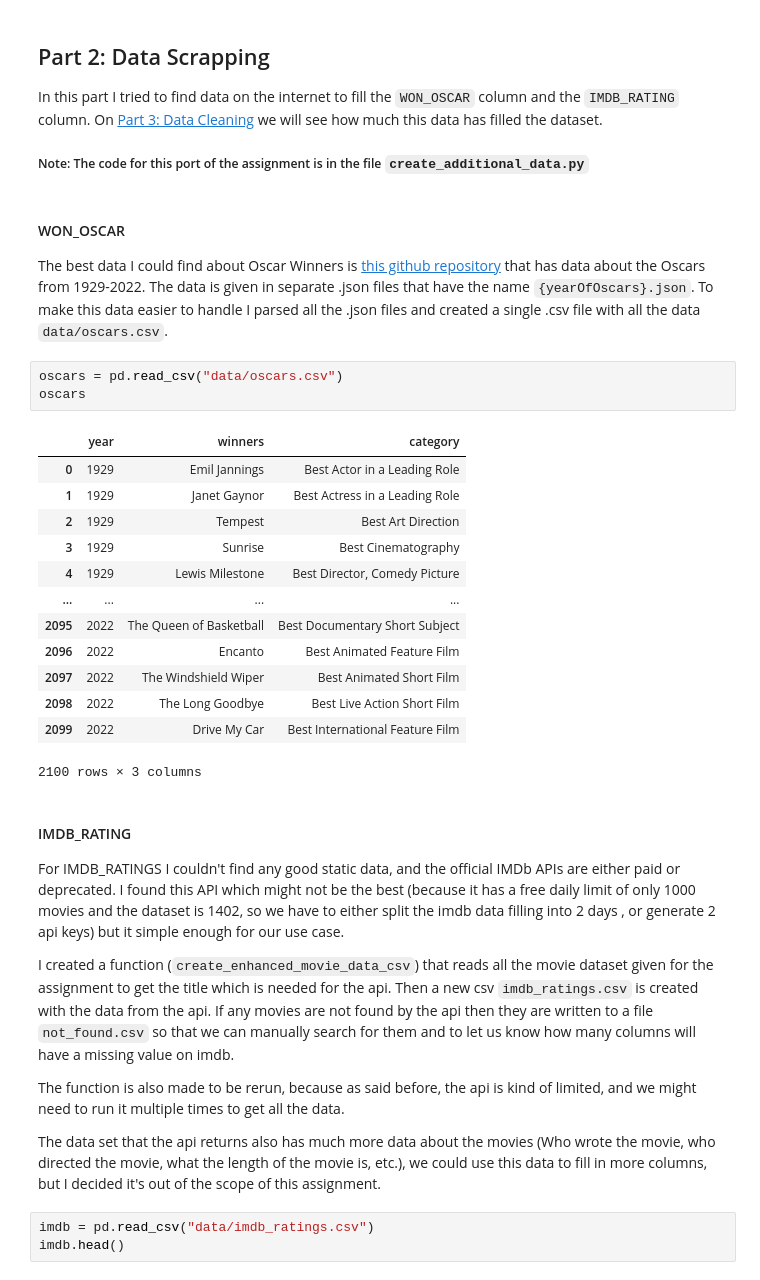
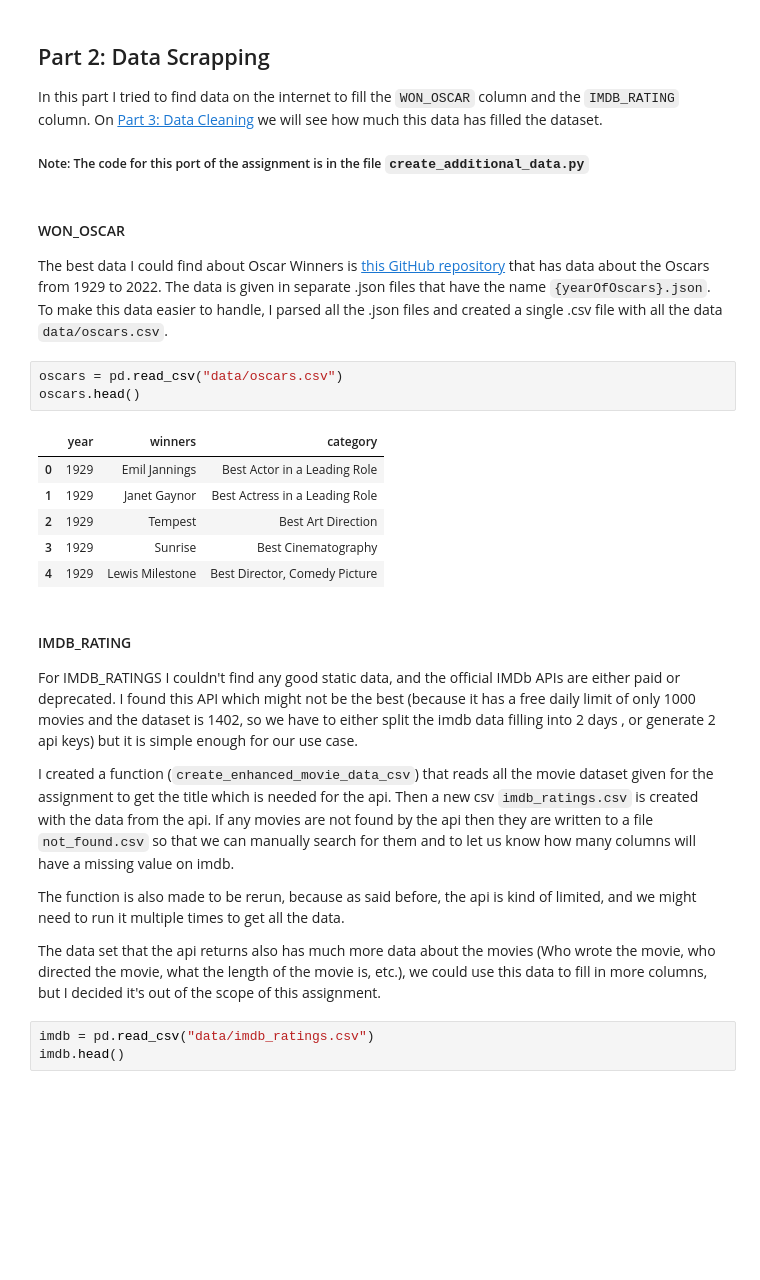
Before and after one commit to NikosGour/Data-Mining-Assignment, a Jupyter notebook: report.ipynb, the cells around one changed output. Cells and saved outputs as stored; diff of their text form; blank space fills up the shorter version.

```diff
--- a/report.ipynb
+++ b/report.ipynb
@@ -607,27 +610,20 @@ On <a href="#Part-3:-Data-Cleaning">Part 3: Data Cleaning</a> we will see how mu
 ##### Note: The code for this port of the assignment is in the file `create_additional_data.py`
 # %% [markdown]
 #### WON_OSCAR
-The best data I could find about Oscar Winners is <a href="https://github.com/AminFadaee/Academy-Awards-Data">this github repository</a> that has data about the Oscars from 1929-2022. The data is given in separate .json files that have the name `{yearOfOscars}.json`. To make this data easier to handle I parsed all the .json files and created a single .csv file with all the data `data/oscars.csv`.
+The best data I could find about Oscar Winners is <a href="https://github.com/AminFadaee/Academy-Awards-Data">this GitHub repository</a> that has data about the Oscars from 1929 to 2022. The data is given in separate .json files that have the name `{yearOfOscars}.json`. To make this data easier to handle, I parsed all the .json files and created a single .csv file with all the data `data/oscars.csv`.
 # %%
 oscars = pd.read_csv("data/oscars.csv")
-oscars
+oscars.head()
 # %% [output]
 |  | year | winners | category |
 | 0 | 1929 | Emil Jannings | Best Actor in a Leading Role |
 | 1 | 1929 | Janet Gaynor | Best Actress in a Leading Role |
 | 2 | 1929 | Tempest | Best Art Direction |
 | 3 | 1929 | Sunrise | Best Cinematography |
 | 4 | 1929 | Lewis Milestone | Best Director, Comedy Picture |
-| ... | ... | ... | ... |
-| 2095 | 2022 | The Queen of Basketball | Best Documentary Short Subject |
-| 2096 | 2022 | Encanto | Best Animated Feature Film |
-| 2097 | 2022 | The Windshield Wiper | Best Animated Short Film |
-| 2098 | 2022 | The Long Goodbye | Best Live Action Short Film |
-| 2099 | 2022 | Drive My Car | Best International Feature Film |
-2100 rows × 3 columns
 # %% [markdown]
 #### IMDB_RATING
-For IMDB_RATINGS I couldn't find any good static data, and the official IMDb APIs are either paid or deprecated. I found this <a href="https://www.omdbapi.com"/>API</a> which might not be the best (because it has a free daily limit of only 1000 movies and the dataset is 1402, so we have to either split the imdb data filling into 2 days , or generate 2 api keys) but it simple enough for our use case.
+For IMDB_RATINGS I couldn't find any good static data, and the official IMDb APIs are either paid or deprecated. I found this <a href="https://www.omdbapi.com"/>API</a> which might not be the best (because it has a free daily limit of only 1000 movies and the dataset is 1402, so we have to either split the imdb data filling into 2 days , or generate 2 api keys) but it is simple enough for our use case.
 
 I created a function (`create_enhanced_movie_data_csv`) that reads all the movie dataset given for the assignment to get the title which is needed for the api. Then a new csv `imdb_ratings.csv` is created with the data from the api. If any movies are not found by the api then they are written to a file `not_found.csv` so that we can manually search for them and to let us know how many columns will have a missing value on imdb.
 
```
Also changed, not shown: parts of 28 cells of this notebook, 1 other file.
